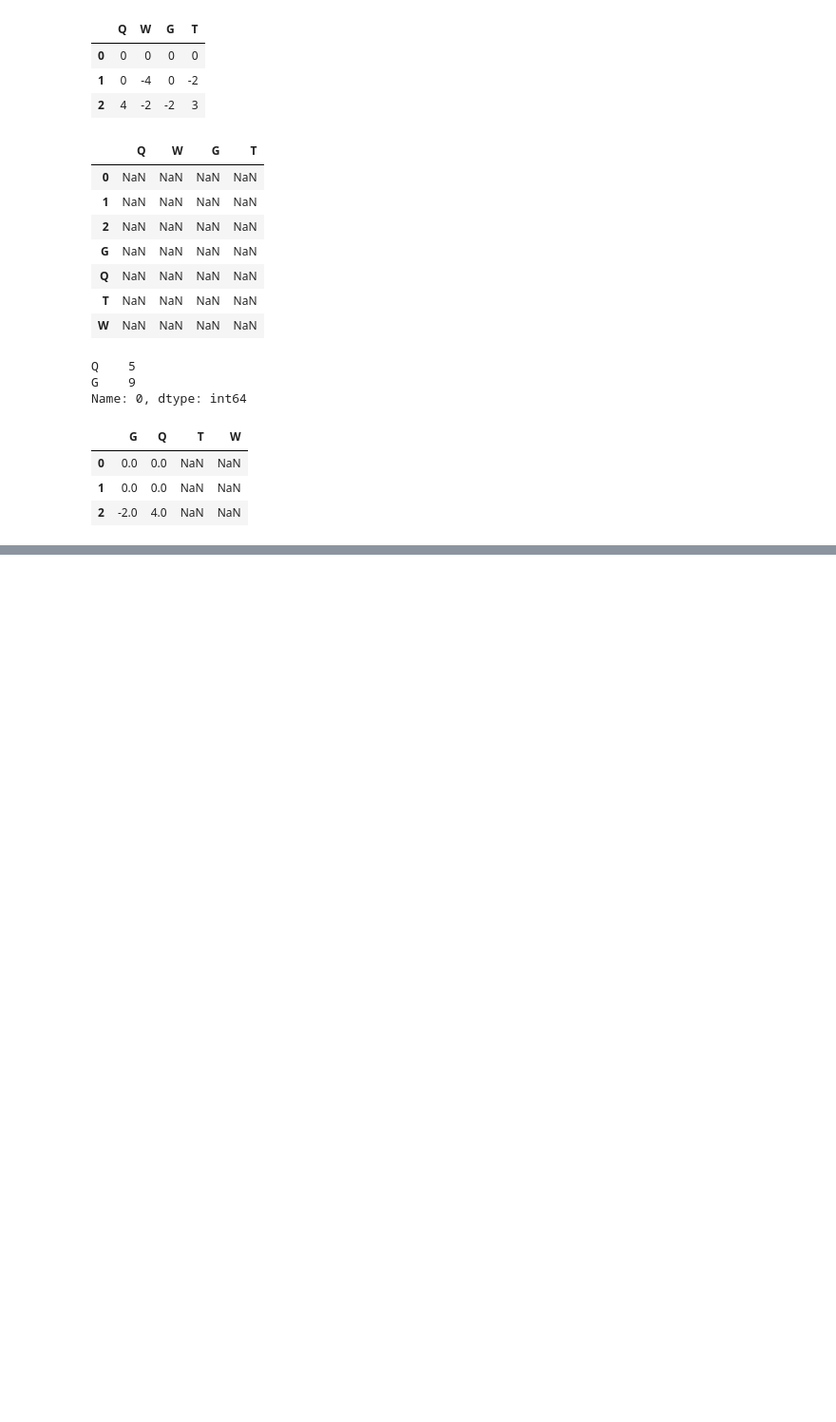
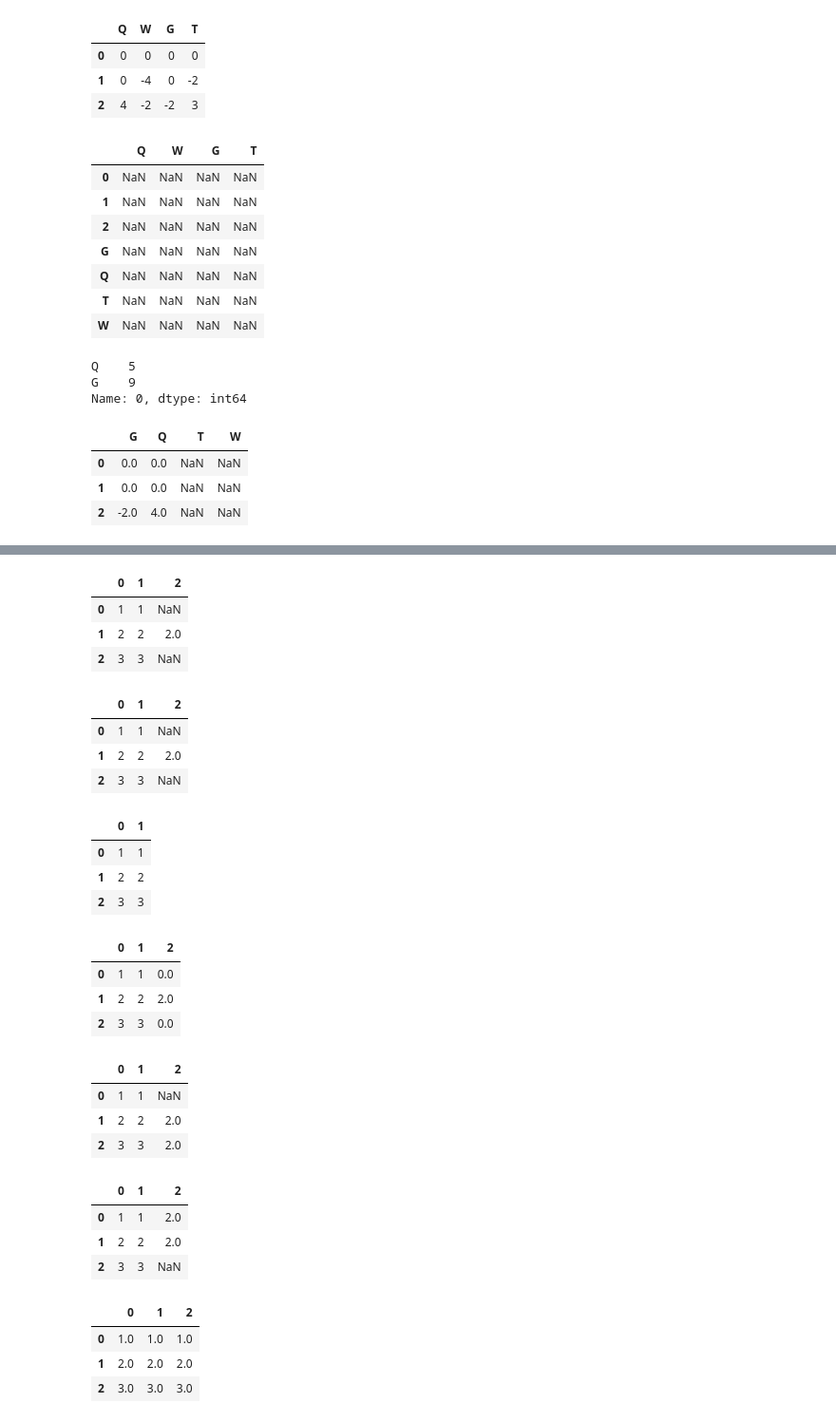
Before and after one commit to KonstantinKlepikov/all-python-ml-learning, a Jupyter notebook: pandas-learning.ipynb, the cells around one changed output, grey strips where cells are left out. Shown: that part at 95% size. Cells and saved outputs as stored; diff of their text form; code cells hidden in the pictures; blank space fills up the shorter version.

```diff
--- a/pandas-learning.ipynb
+++ b/pandas-learning.ipynb
@@ -751,0 +941,53 @@ df - h
+# %%
+frame.dropna(axis='columns', how='all')
+# %% [output]
+|  | 0 | 1 | 2 |
+| 0 | 1 | 1 | NaN |
+| 1 | 2 | 2 | 2.0 |
+| 2 | 3 | 3 | NaN |
+# %%
+frame.dropna(axis='columns', thresh=1)
+# %% [output]
+|  | 0 | 1 | 2 |
+| 0 | 1 | 1 | NaN |
+| 1 | 2 | 2 | 2.0 |
+| 2 | 3 | 3 | NaN |
+# %%
+frame.dropna(axis='columns', thresh=2)
+# %% [output]
+|  | 0 | 1 |
+| 0 | 1 | 1 |
+| 1 | 2 | 2 |
+| 2 | 3 | 3 |
+# %%
+# заполнение пропусков
+frame.fillna(0)
+# %% [output]
+|  | 0 | 1 | 2 |
+| 0 | 1 | 1 | 0.0 |
+| 1 | 2 | 2 | 2.0 |
+| 2 | 3 | 3 | 0.0 |
+# %%
+# копируя предыдущее значение (по дефолту заполнение идет по столбцам)
+frame.fillna(method='ffill')
+# %% [output]
+|  | 0 | 1 | 2 |
+| 0 | 1 | 1 | NaN |
+| 1 | 2 | 2 | 2.0 |
+| 2 | 3 | 3 | 2.0 |
+# %%
+# копируя следующее значение
+frame.fillna(method='bfill')
+# %% [output]
+|  | 0 | 1 | 2 |
+| 0 | 1 | 1 | 2.0 |
+| 1 | 2 | 2 | 2.0 |
+| 2 | 3 | 3 | NaN |
+# %%
+# теперь по строкам
+frame.fillna(method='ffill', axis=1)
+# %% [output]
+|  | 0 | 1 | 2 |
+| 0 | 1.0 | 1.0 | 1.0 |
+| 1 | 2.0 | 2.0 | 2.0 |
+| 2 | 3.0 | 3.0 | 3.0 |
```
Also changed, not shown: parts of 26 cells of this notebook.
